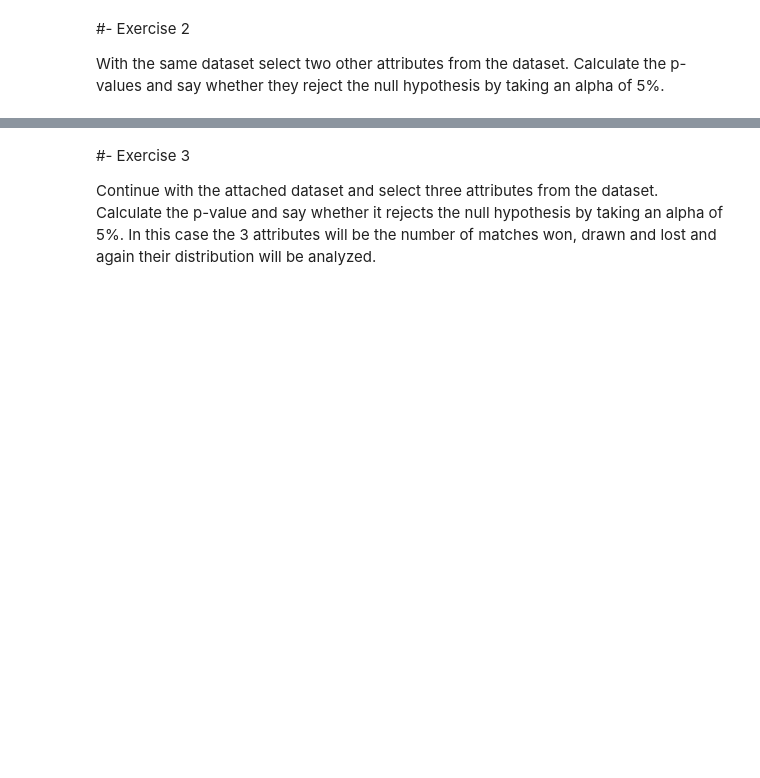
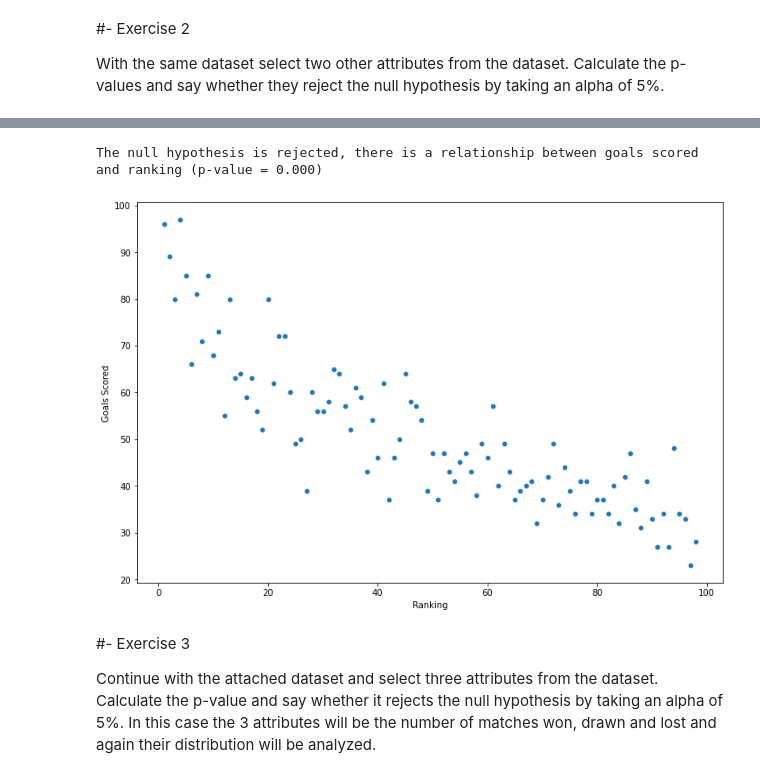
Before and after one commit to ddenebb/hipotesis_testing, a Jupyter notebook: Tasca_M5_T01.ipynb, the cells around one changed output, grey strips where cells are left out. Cells and saved outputs as stored; diff of their text form; code cells hidden in the pictures; blank space fills up the shorter version.

```diff
--- a/Tasca_M5_T01.ipynb
+++ b/Tasca_M5_T01.ipynb
@@ -243,3 +163,31 @@ plt.show()
+# %%
+from scipy import stats
+
+# select columns
+gf = df["GF"]
+rk = df["Rk"]
+
+# calculate correlation and p-value
+corr, p_value = stats.pearsonr(gf, rk)
+
+# interpret results
+alpha = 0.05
+if p_value > alpha:
+    print("The null hypothesis is not rejected, there is no relationship between goals scored and ranking (p-value = {:.3f})".format(p_value))
+else:
+    print("The null hypothesis is rejected, there is a relationship between goals scored and ranking (p-value = {:.3f})".format(p_value))
+# %% [output]
+The null hypothesis is rejected, there is a relationship between goals scored and ranking (p-value = 0.000)
+# %%
+# Create a scatter plot with seaborn
+fig, ax = plt.subplots(figsize=(12,8))
+sns.scatterplot(x='Rk', y='GF', data=df)
+# Add labels and show plot
+plt.xlabel('Ranking')
+plt.ylabel('Goals Scored')
+plt.show()
+# %% [output]
+[figure, added]
 # %% [markdown]
 #- Exercise 3
 
```
Also changed, not shown: parts of 15 cells of this notebook.
